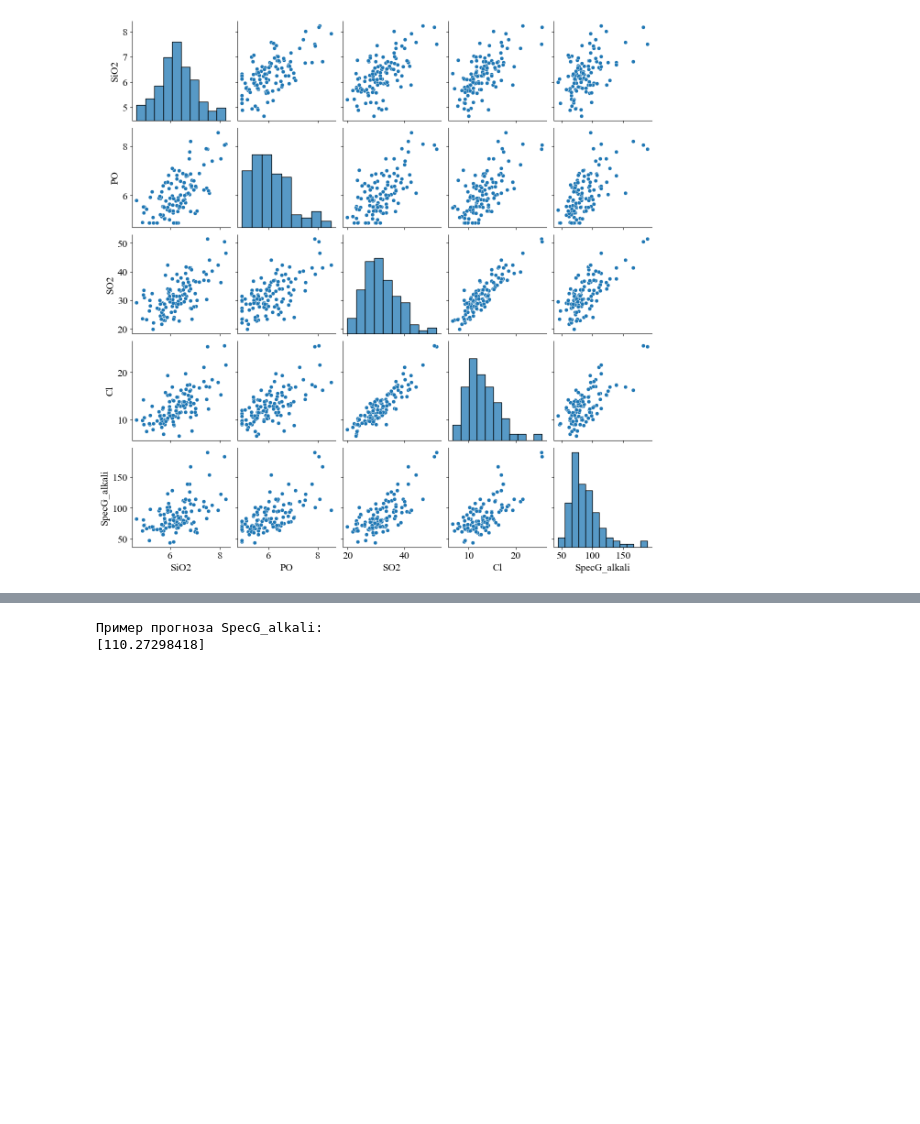
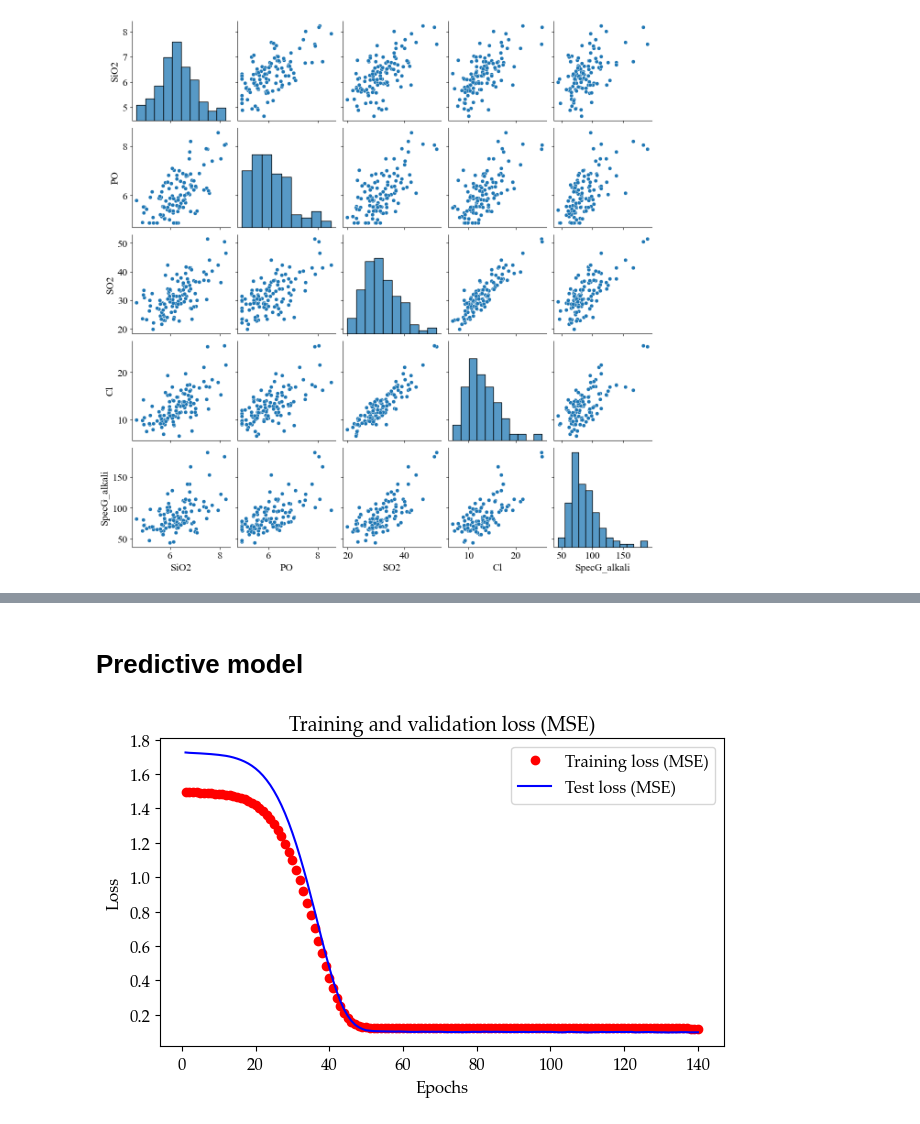
Before and after one commit to caapel/ion_exchange, a Jupyter notebook: ExplorerDataAnalisys.ipynb, the cells around one changed output, grey strips where cells are left out. Drawn from its saved outputs; the diff is of its cells as text; code cells hidden in the pictures; blank space fills up the shorter version.

Commit message:
keras ANN model

```diff
--- a/ExplorerDataAnalisys.ipynb
+++ b/ExplorerDataAnalisys.ipynb
@@ -429,10 +320,44 @@ print(prediction_acid)
-# %%
-# === Пример прогноза для удельного расхода щелочи ===
-example_alkali = pd.DataFrame({ 'PO': [6.5], 'SO2': [30], 'Сl': [15], 'total_sal': [230], 'Alkal': [3.0], 'SiO2': [8.0], 'Na_K_max': [15] })
-
-prediction_alkali = model_alkali.predict(example_alkali)
-print("\nПример прогноза SpecG_alkali:")
-print(prediction_alkali)
-# %% [output]
-Пример прогноза SpecG_alkali:
-[110.27298418]
+# %% [markdown]
+# Predictive model
+# %%
+X = df.copy()  # input feature
+y = df_raw[['F_cycle', 'SpecG_acid(eq)', 'SpecG_alkali(eq)']]  # vector target feature
+
+# Spliting normalization data into train and test sets (for MLP Analisys)
+X_train, X_test, y_train, y_test = train_test_split(X, y, test_size=0.25, random_state=42)
+# %%
+# fit model
+model = tf.keras.Sequential([
+    tf.keras.layers.Dense(X_train.shape[1], activation='relu'),
+    tf.keras.layers.Dense(12, activation='relu'),
+    tf.keras.layers.Dense(6, activation='relu'),
+    tf.keras.layers.Dense(4, activation='relu'),
+    tf.keras.layers.Dense(y_train.shape[1])
+])
+model.compile(optimizer='adam', loss='mean_squared_error', metrics=['mae', 'mape'])
+
+history = model.fit(X_train, y_train, epochs=140, batch_size=11, validation_data=(X_test, y_test), verbose = 0)
+# %%
+# loss (MSE & MAE) history
+loss = [x / 1e7 for x in history.history['loss']]
+val_loss = [x / 1e7 for x in history.history['val_loss']]
+mae = [x / 10 for x in history.history['mae']]
+val_mae = [x / 10 for x in history.history['val_mae']]
+epochs = range(1, len(loss) + 1)
+# %%
+# MSE chart
+plt.figure(figsize=(16, 4))
+plt.subplot(1, 2, 2)
+plt.plot(epochs, loss, 'ro', label='Training loss (MSE)')
+plt.plot(epochs, val_loss, 'b', label='Test loss (MSE)')
+plt.xlabel('Epochs')
+plt.ylabel('Loss')
+plt.legend()
+
+plt.rcParams['font.family'] = 'Palatino Linotype'
+plt.rcParams['font.size'] = 12
+plt.savefig('pictures/loss_MSE.png', dpi = 300, transparent = True)
+plt.title('Training and validation loss (MSE)')
+plt.show()
+# %% [output]
+[figure, added]
```
Also changed, not shown: parts of 15 cells of this notebook.
